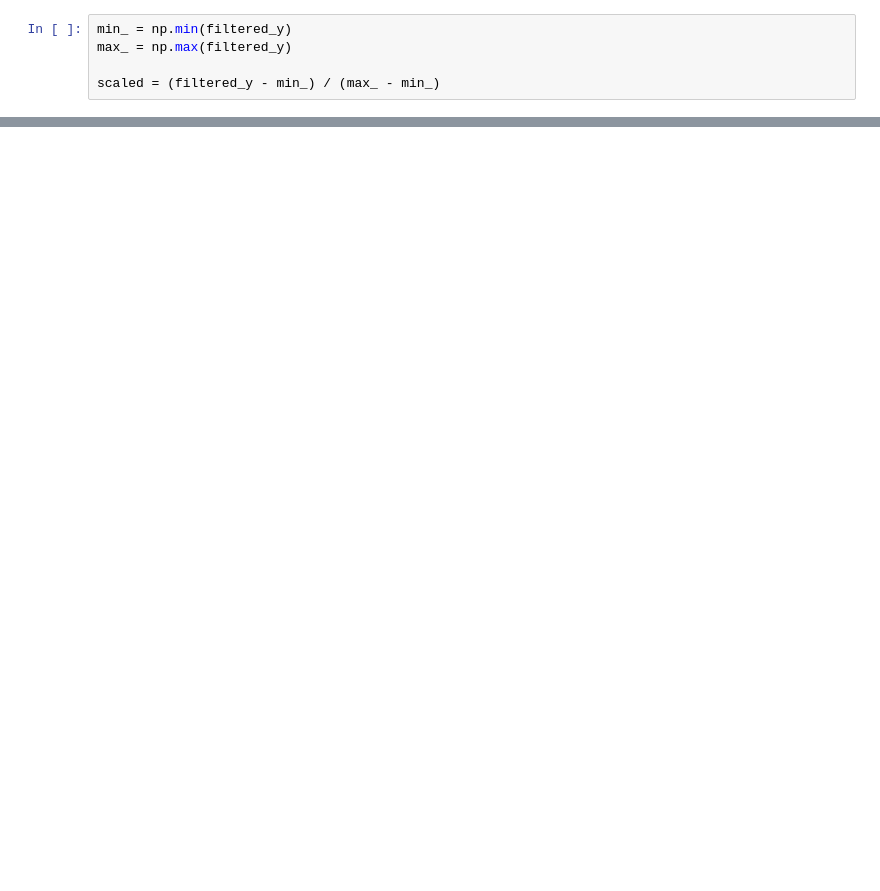
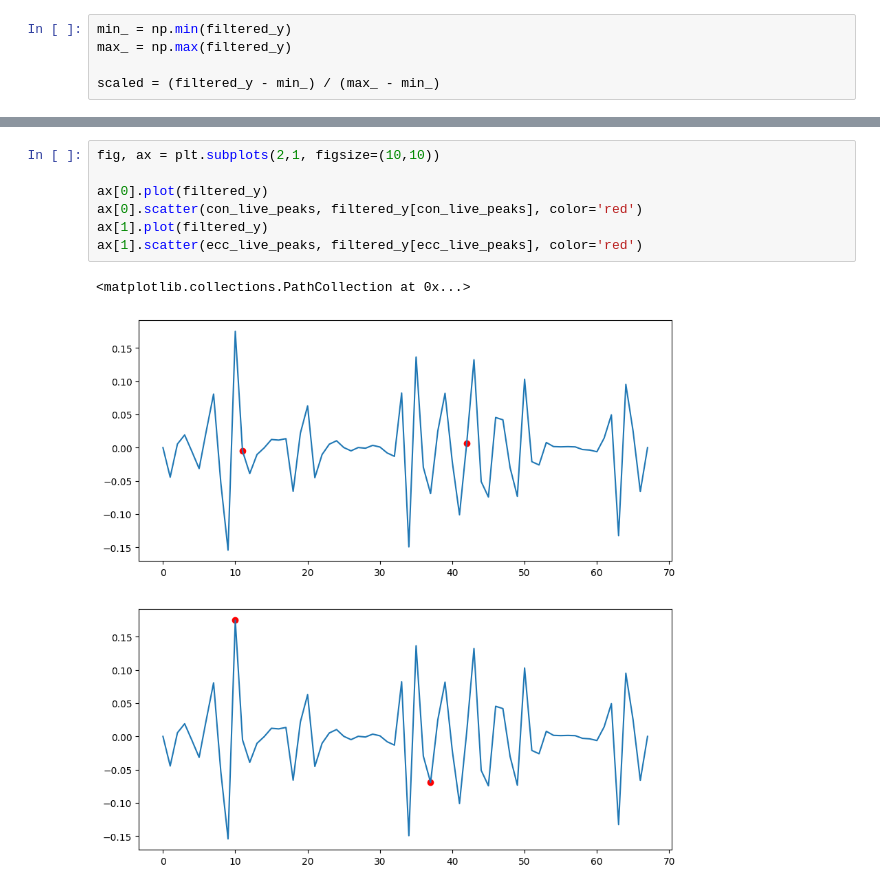
Before and after one commit to jaredap1995/CV-Dense_Optical_Flow, a Jupyter notebook: data_pipeline/pipeline_test.ipynb, the cells around one changed output, grey strips where cells are left out. Saved outputs shown, nothing was run; the diff lists cells and outputs as text; blank space fills up the shorter version.

```diff
--- a/data_pipeline/pipeline_test.ipynb
+++ b/data_pipeline/pipeline_test.ipynb
@@ -793,0 +763,10 @@ print(ecc_live_peaks)
+# %%
+fig, ax = plt.subplots(2,1, figsize=(10,10))
+
+ax[0].plot(filtered_y)
+ax[0].scatter(con_live_peaks, filtered_y[con_live_peaks], color='red')
+ax[1].plot(filtered_y)
+ax[1].scatter(ecc_live_peaks, filtered_y[ecc_live_peaks], color='red')
+# %% [output]
+<matplotlib.collections.PathCollection at 0x...>
+[figure, added]
```
Also changed, not shown: parts of 16 cells of this notebook, 6 other files.
